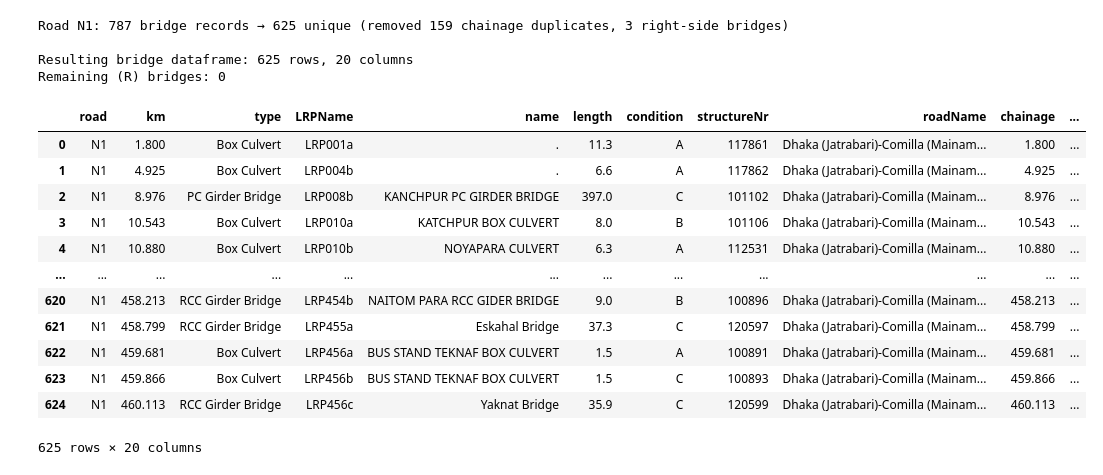
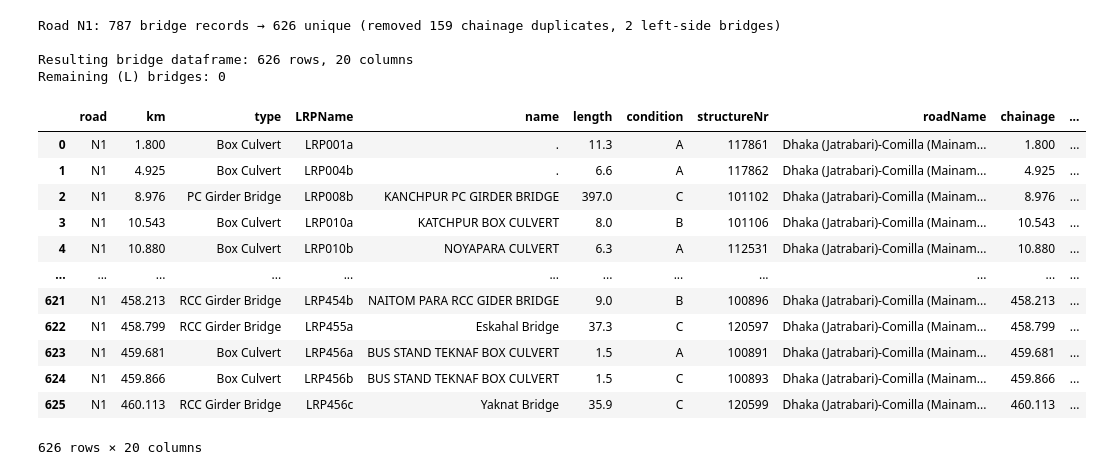
Before and after one commit to taufik-my/ASIM_Team14, a Jupyter notebook: EPA133a-G14-A2/notebook/clean_roads_and_bridges.ipynb, the cells around one changed output. Drawn from its saved outputs; the diff is of its cells as text; code cells hidden in the pictures.

```diff
--- a/EPA133a-G14-A2/notebook/clean_roads_and_bridges.ipynb
+++ b/EPA133a-G14-A2/notebook/clean_roads_and_bridges.ipynb
@@ -102,12 +112,14 @@ def get_bridges_lrp_and_fix_double(
     For each road the function:
       1. Filters the BMMS data to only rows belonging to that road.
       2. Identifies groups of records that share the same chainage value.
-      3. Where duplicates exist, prefers the **left** bridge (name
-         containing '(L)') because Bangladesh uses left-hand traffic.
-         If no left bridge is found in a duplicate group, keeps the
+      3. Where duplicates exist, prefers the **right** bridge (name
+         containing '(R)') because the model simulates the
+         Chittagong→Dhaka direction (the right carriageway in
+         left-hand traffic).
+         If no right bridge is found in a duplicate group, keeps the
          last record as a fallback.
-      4. After chainage-based dedup, drops any remaining right-side
-         bridges (name containing '(R)') whose left counterpart may
+      4. After chainage-based dedup, drops any remaining left-side
+         bridges (name containing '(L)') whose right counterpart may
          sit at a slightly different chainage.
       5. Concatenates the de-duplicated segments for all requested roads.
 
@@ -135,76 +147,76 @@ def get_bridges_lrp_and_fix_double(
 
         n_before = len(road_df)
 
-        # ── Pass 1: chainage-based dedup (prefer left bridges) ──
+        # ── Pass 1: chainage-based dedup (prefer right bridges) ──
         kept_rows = []
         for _, group in road_df.groupby('chainage'):
             if len(group) == 1:
                 kept_rows.append(group.iloc[0])
             else:
-                left_mask = group['name'].str.contains(
-                    r'(?i)\(L\)', na=False
+                right_mask = group['name'].str.contains(
+                    r'(?i)\(R\)', na=False
                 )
-                if left_mask.any():
-                    kept_rows.append(group[left_mask].iloc[0])
+                if right_mask.any():
+                    kept_rows.append(group[right_mask].iloc[0])
                 else:
                     kept_rows.append(group.iloc[-1])
 
         road_df = pd.DataFrame(kept_rows)
         n_after_dedup = len(road_df)
 
-        # ── Pass 2: drop remaining right-side bridges '(R)' ──
-        # Some (R) bridges sit at a slightly different chainage than
-        # their (L) counterpart, so they survive pass 1. Since we
-        # model left-hand traffic, all (R) entries are removed.
-        right_mask = road_df['name'].str.contains(
-            r'(?i)\(R\)', na=False
+        # ── Pass 2: drop remaining left-side bridges '(L)' ──
+        # Some (L) bridges sit at a slightly different chainage than
+        # their (R) counterpart, so they survive pass 1.  Since we
+        # model the Chittagong→Dhaka direction, all (L) entries are removed.
+        left_mask = road_df['name'].str.contains(
+            r'(?i)\(L\)', na=False
         )
-        n_right = right_mask.sum()
-        road_df = road_df[~right_mask].reset_index(drop=True)
+        n_left = left_mask.sum()
+        road_df = road_df[~left_mask].reset_index(drop=True)
 
         n_after = len(road_df)
         n_removed = n_before - n_after
         print(
             f"Road {road}: {n_before} bridge records → {n_after} unique "
             f"(removed {n_before - n_after_dedup} chainage duplicates, "
-            f"{n_right} right-side bridges)"
+            f"{n_left} left-side bridges)"
         )
 
         cleaned_segments.append(road_df)
 
     if not cleaned_segments:
         return pd.DataFrame(columns=bmms.columns)
 
     return pd.concat(cleaned_segments, ignore_index=True)
 
 
 # --- Run ---
 bridges_n1 = get_bridges_lrp_and_fix_double()
 print(f"\nResulting bridge dataframe: {bridges_n1.shape[0]} rows, {bridges_n1.shape[1]} columns")
 
-# Verify no (R) bridges remain
-r_check = bridges_n1[bridges_n1['name'].str.contains(r'(?i)\(R\)', na=False)]
-print(f"Remaining (R) bridges: {len(r_check)}")
+# Verify no (L) bridges remain
+l_check = bridges_n1[bridges_n1['name'].str.contains(r'(?i)\(L\)', na=False)]
+print(f"Remaining (L) bridges: {len(l_check)}")
 
 bridges_n1
 # %% [output]
-Road N1: 787 bridge records → 625 unique (removed 159 chainage duplicates, 3 right-side bridges)
+Road N1: 787 bridge records → 626 unique (removed 159 chainage duplicates, 2 left-side bridges)
 
-Resulting bridge dataframe: 625 rows, 20 columns
-Remaining (R) bridges: 0
+Resulting bridge dataframe: 626 rows, 20 columns
+Remaining (L) bridges: 0
 |  | road | km | type | LRPName | name | length | condition | structureNr | roadName | chainage | ... |
 | 0 | N1 | 1.800 | Box Culvert | LRP001a | . | 11.3 | A | 117861 | Dhaka (Jatrabari)-Comilla (Mainam... | 1.800 | ... |
 | 1 | N1 | 4.925 | Box Culvert | LRP004b | . | 6.6 | A | 117862 | Dhaka (Jatrabari)-Comilla (Mainam... | 4.925 | ... |
 | 2 | N1 | 8.976 | PC Girder Bridge | LRP008b | KANCHPUR PC GIRDER BRIDGE | 397.0 | C | 101102 | Dhaka (Jatrabari)-Comilla (Mainam... | 8.976 | ... |
 | 3 | N1 | 10.543 | Box Culvert | LRP010a | KATCHPUR BOX CULVERT | 8.0 | B | 101106 | Dhaka (Jatrabari)-Comilla (Mainam... | 10.543 | ... |
 | 4 | N1 | 10.880 | Box Culvert | LRP010b | NOYAPARA CULVERT | 6.3 | A | 112531 | Dhaka (Jatrabari)-Comilla (Mainam... | 10.880 | ... |
 | ... | ... | ... | ... | ... | ... | ... | ... | ... | ... | ... | ... |
-| 620 | N1 | 458.213 | RCC Girder Bridge | LRP454b | NAITOM PARA RCC GIDER BRIDGE | 9.0 | B | 100896 | Dhaka (Jatrabari)-Comilla (Mainam... | 458.213 | ... |
-| 621 | N1 | 458.799 | RCC Girder Bridge | LRP455a | Eskahal Bridge | 37.3 | C | 120597 | Dhaka (Jatrabari)-Comilla (Mainam... | 458.799 | ... |
-| 622 | N1 | 459.681 | Box Culvert | LRP456a | BUS STAND TEKNAF BOX CULVERT | 1.5 | A | 100891 | Dhaka (Jatrabari)-Comilla (Mainam... | 459.681 | ... |
-| 623 | N1 | 459.866 | Box Culvert | LRP456b | BUS STAND TEKNAF BOX CULVERT | 1.5 | C | 100893 | Dhaka (Jatrabari)-Comilla (Mainam... | 459.866 | ... |
-| 624 | N1 | 460.113 | RCC Girder Bridge | LRP456c | Yaknat Bridge | 35.9 | C | 120599 | Dhaka (Jatrabari)-Comilla (Mainam... | 460.113 | ... |
+| 621 | N1 | 458.213 | RCC Girder Bridge | LRP454b | NAITOM PARA RCC GIDER BRIDGE | 9.0 | B | 100896 | Dhaka (Jatrabari)-Comilla (Mainam... | 458.213 | ... |
+| 622 | N1 | 458.799 | RCC Girder Bridge | LRP455a | Eskahal Bridge | 37.3 | C | 120597 | Dhaka (Jatrabari)-Comilla (Mainam... | 458.799 | ... |
+| 623 | N1 | 459.681 | Box Culvert | LRP456a | BUS STAND TEKNAF BOX CULVERT | 1.5 | A | 100891 | Dhaka (Jatrabari)-Comilla (Mainam... | 459.681 | ... |
+| 624 | N1 | 459.866 | Box Culvert | LRP456b | BUS STAND TEKNAF BOX CULVERT | 1.5 | C | 100893 | Dhaka (Jatrabari)-Comilla (Mainam... | 459.866 | ... |
+| 625 | N1 | 460.113 | RCC Girder Bridge | LRP456c | Yaknat Bridge | 35.9 | C | 120599 | Dhaka (Jatrabari)-Comilla (Mainam... | 460.113 | ... |
-625 rows × 20 columns
+626 rows × 20 columns
 # %%
 import math
 import numpy as np
```
Also changed, not shown: parts of 3 cells of this notebook.
